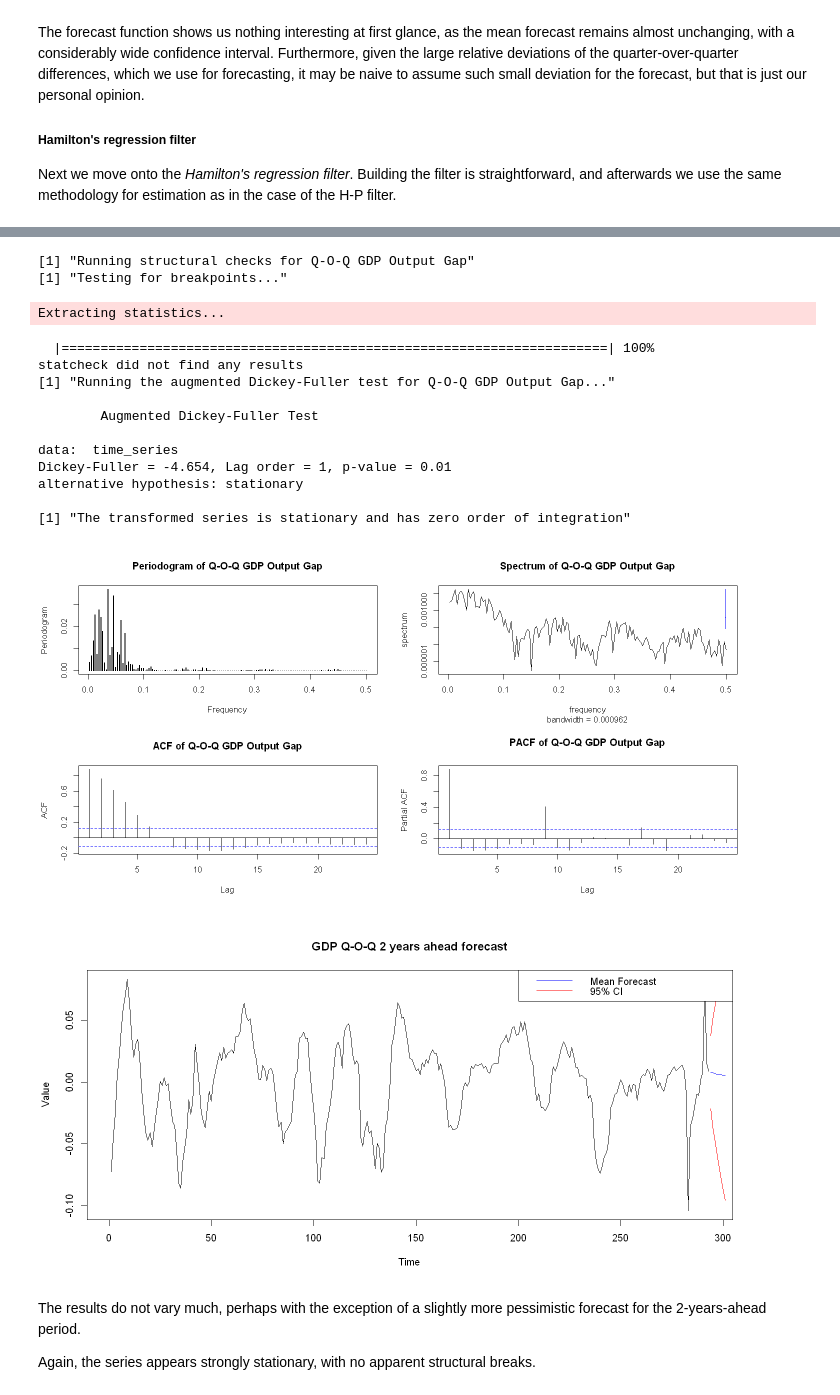
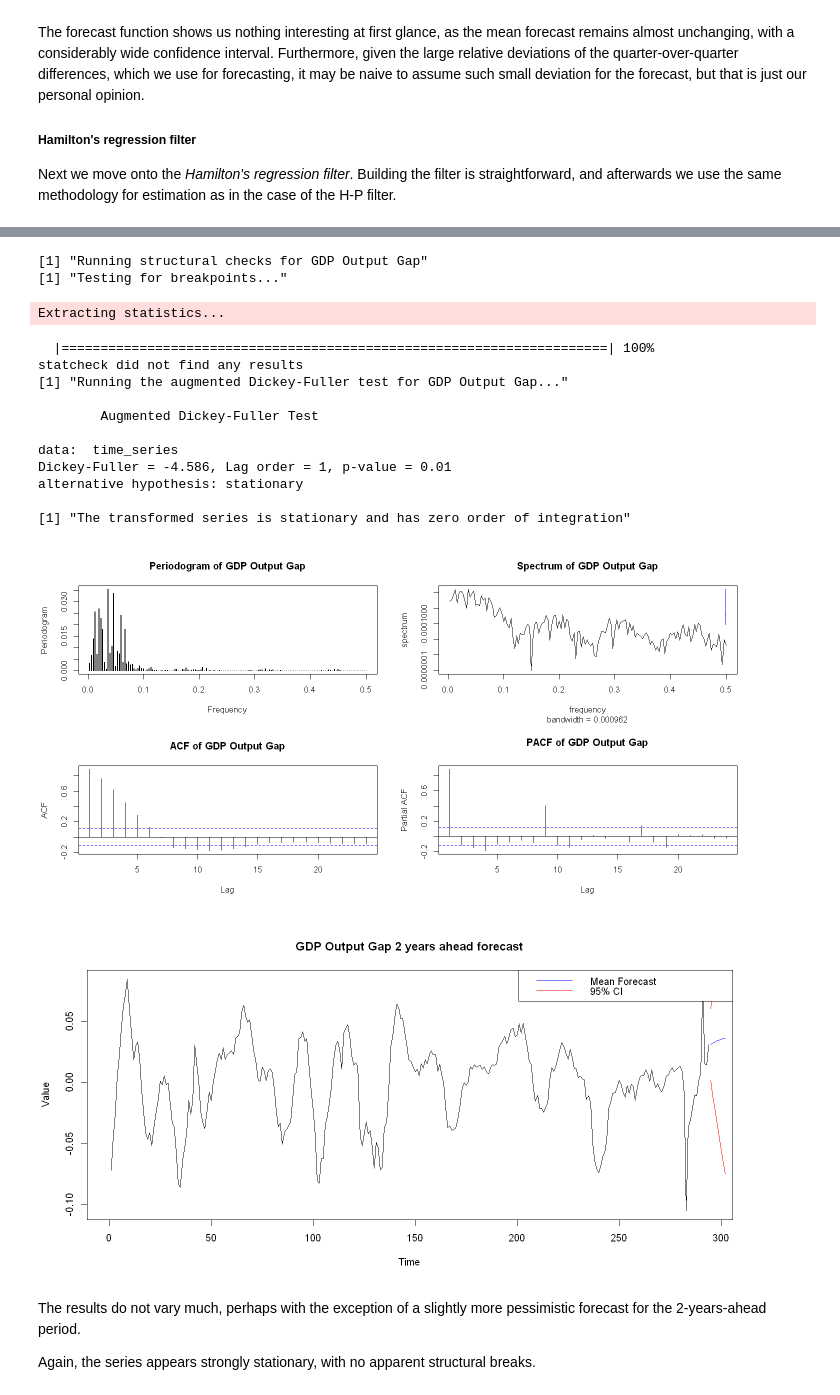
Before and after one commit to PetrCala/macro_tools_term_paper, a Jupyter notebook: code/cala_termpaper_main.ipynb, the cells around one changed output, grey strips where cells are left out. Cells and saved outputs as stored; diff of their text form; code cells hidden in the pictures.

```diff
--- a/code/cala_termpaper_main.ipynb
+++ b/code/cala_termpaper_main.ipynb
@@ -115,8 +112,8 @@ We can **check the data for stationarity, structural breaks, and order of integr
 # %%
 # Run various structural checks using a compact function (for details see the source R script)
 par(mfrow=c(2,2))
-runStructuralChecks(gdp_log, "quarterly GDP", print_plots=F)
-runStructuralChecks(cpi_log, "monthly CPI", print_plots=F)
+# runStructuralChecks(gdp_log, "quarterly GDP", print_plots=F) # Commented for the sake of script performance
+# runStructuralChecks(cpi_log, "monthly CPI", print_plots=F)
 # %% [output]
 [1] "Running structural checks for quarterly GDP"
 [1] "Testing for breakpoints..."
@@ -466,29 +444,29 @@ plot(gdp_HAM[,1:2], grid.col = "white", legend.loc = "topleft", main = "Log of R
 # %%
 # Run various structural checks using a compact function (for details see the source R script)
 par(mfrow=c(2,2))
-runStructuralChecks(ham_OG, "Q-O-Q GDP Output Gap")
+runStructuralChecks(ham_OG, "GDP Output Gap")
 
 # Forecast using the GDP trend
 
 par(mfrow=c(1,1))
-ham_OG_forecast <- forecastData(ham_OG, periods=8, date_frequency="quarter", series_name="GDP Q-O-Q")
+ham_OG_forecast <- forecastData(ham_OG, periods=8, date_frequency="quarter", series_name="GDP Output Gap")
 # %% [output]
-[1] "Running structural checks for Q-O-Q GDP Output Gap"
+[1] "Running structural checks for GDP Output Gap"
 [1] "Testing for breakpoints..."
 Extracting statistics...
   |======================================================================| 100%
 statcheck did not find any results
-[1] "Running the augmented Dickey-Fuller test for Q-O-Q GDP Output Gap..."
+[1] "Running the augmented Dickey-Fuller test for GDP Output Gap..."
 
         Augmented Dickey-Fuller Test
 
 data:  time_series
-Dickey-Fuller = -4.654, Lag order = 1, p-value = 0.01
+Dickey-Fuller = -4.586, Lag order = 1, p-value = 0.01
 alternative hypothesis: stationary
 
 [1] "The transformed series is stationary and has zero order of integration"
-[figure, old version]
+[figure, new version]
-[figure, old version]
+[figure, new version]
 # %% [markdown]
 The results do not vary much, perhaps with the exception of a slightly more pessimistic forecast for the 2-years-ahead period.
 
```
Also changed, not shown: parts of 21 cells of this notebook.
